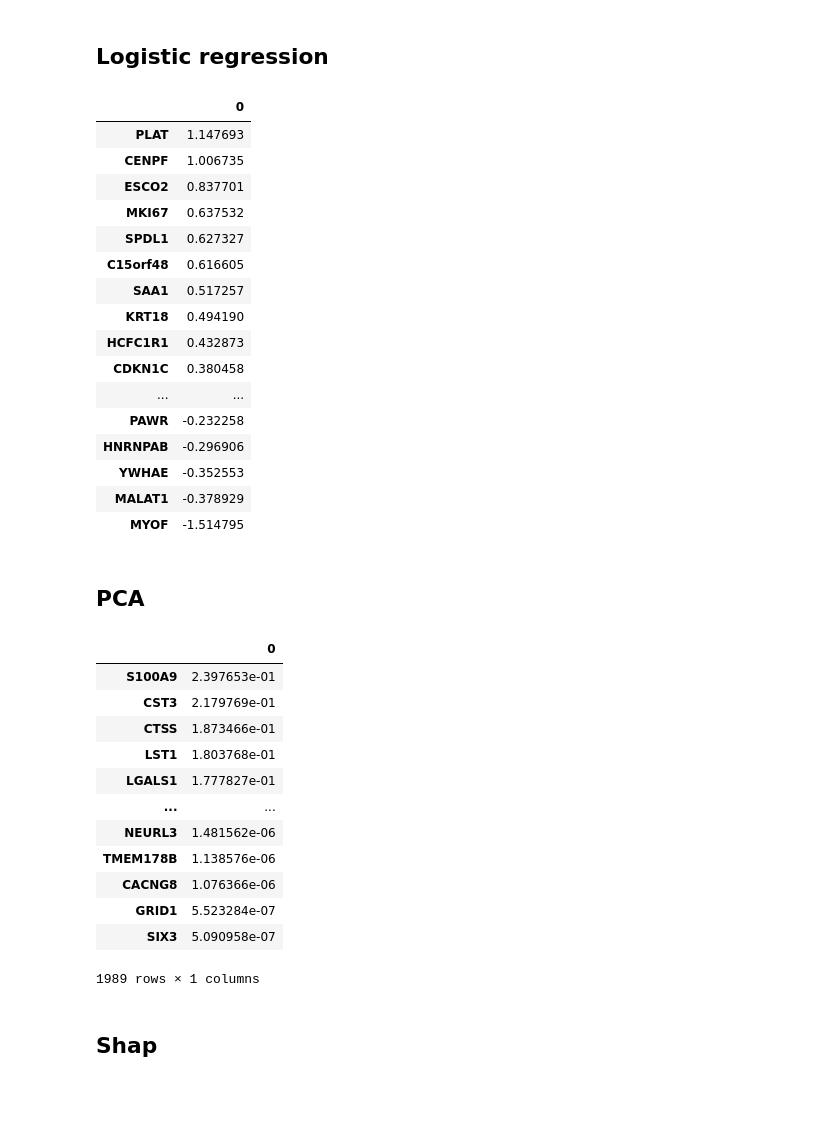
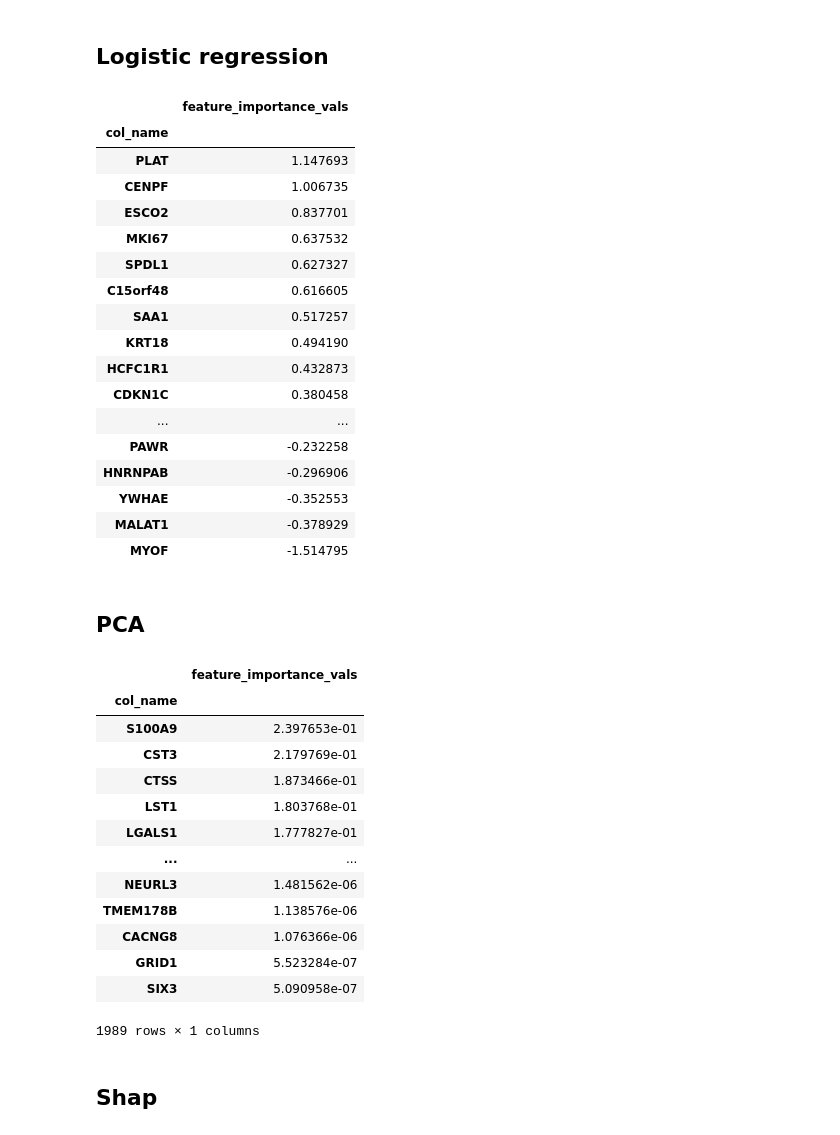
Before and after one commit to melehean/CTC-Detection, a Jupyter notebook: feature_importance_summary.ipynb, the cells around one changed output. Saved outputs shown, nothing was run; the diff lists cells and outputs as text; code cells hidden in the pictures; blank space fills up the shorter version.

Commit message:
Update column names

```diff
--- a/feature_importance_summary.ipynb
+++ b/feature_importance_summary.ipynb
@@ -102,9 +102,10 @@ statistics
 # %%
 logistic_regression_features = pd.read_csv("features/logistic_regression.csv", index_col=0)
 logistic_regression_features = logistic_regression_features[(logistic_regression_features != 0).all(1)]
-logistic_regression_features.sort_values(by="0", ascending=False)
+logistic_regression_features.sort_values(by="feature_importance_vals", ascending=False)
 # %% [output]
-|  | 0 |
+|  | feature_importance_vals |
+| col_name |  |
 | PLAT | 1.147693 |
 | CENPF | 1.006735 |
 | ESCO2 | 0.837701 |
@@ -126,9 +127,10 @@ logistic_regression_features.sort_values(by="0", ascending=False)
 # %%
 pca_features = pd.read_csv("features/pca.csv", index_col=0)
 pca_features = pca_features[(pca_features != 0).all(1)]
-pca_features.sort_values(by="0", ascending=False)
+pca_features.sort_values(by="feature_importance_vals", ascending=False)
 # %% [output]
-|  | 0 |
+|  | feature_importance_vals |
+| col_name |  |
 | S100A9 | 2.397653e-01 |
 | CST3 | 2.179769e-01 |
 | CTSS | 1.873466e-01 |
```
Also changed, not shown: parts of 7 cells of this notebook.
